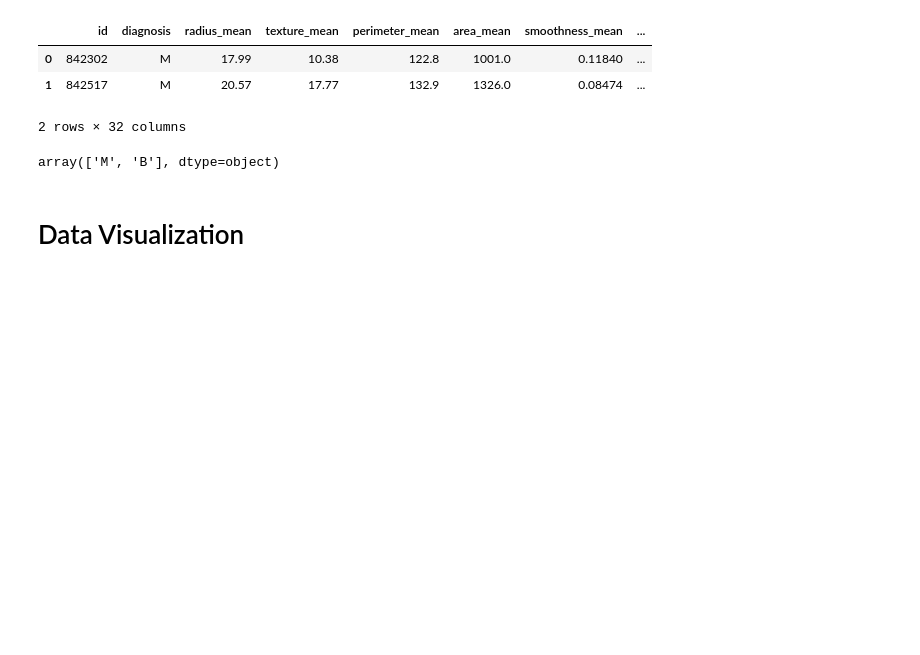
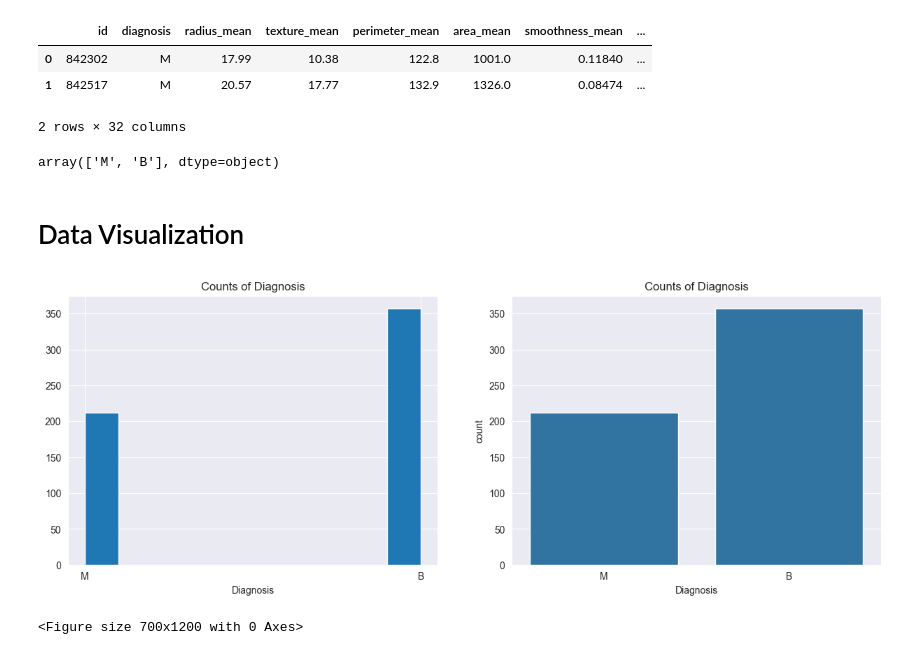
Before and after one commit to adilrasheed139/Breast-Cancer-Prediction, a Jupyter notebook: Predication model.ipynb, the cells around one changed output. Cells and saved outputs as stored; diff of their text form; code cells hidden in the pictures; blank space fills up the shorter version.

Commit message:
adding plot

```diff
--- a/Predication model.ipynb
+++ b/Predication model.ipynb
@@ -215,3 +215,25 @@ diagnosis_unique
 array(['M', 'B'], dtype=object)
 # %% [markdown]
 # Data Visualization
+# %%
+plt.figure(figsize=(15, 5))
+
+plt.subplot(1, 2, 1)
+plt.hist(data.diagnosis)
+plt.title("Counts of Diagnosis")
+plt.xlabel("Diagnosis")
+
+plt.subplot(1, 2, 2)
+sns.countplot( x='diagnosis', data=data)
+plt.title("Counts of Diagnosis")
+plt.xlabel("Diagnosis")
+
+plt.show()
+# %% [output]
+[figure, added]
+# %%
+plt.figure(figsize=(7,12))
+px.histogram(data, x = 'diagnosis')
+plt.show()
+# %% [output]
+<Figure size 700x1200 with 0 Axes>
```
Also changed, not shown: 3 other files.
